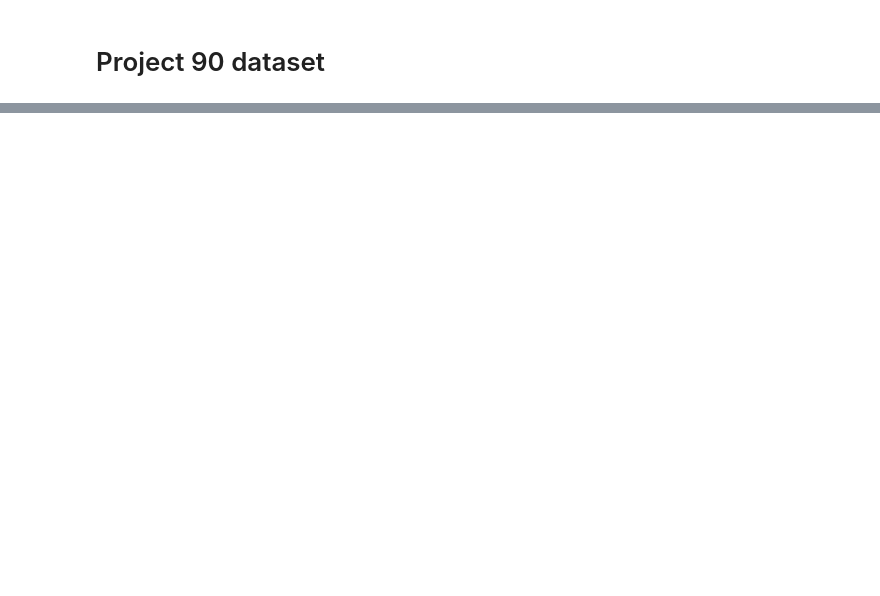
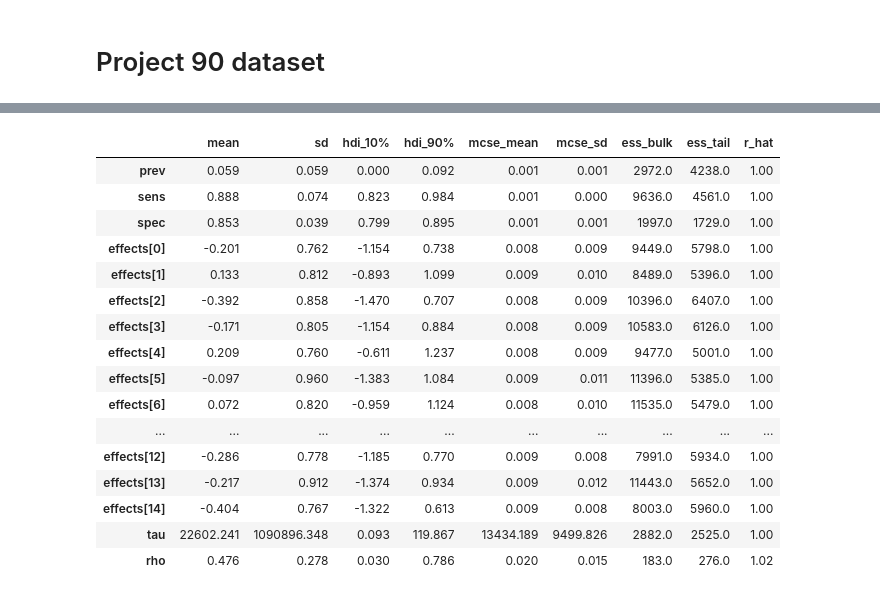
Before and after one commit to lucasmoschen/rds-bayesian-analysis-tcc, a Jupyter notebook: notebooks_book/project_90.ipynb, the cells around one changed output, grey strips where cells are left out. Saved outputs shown, nothing was run; the diff lists cells and outputs as text; code cells hidden in the pictures; blank space fills up the shorter version.

```diff
--- a/notebooks_book/project_90.ipynb
+++ b/notebooks_book/project_90.ipynb
@@ -34,0 +179,39 @@ plt.show()
+# %%
+rds_crawford = simulating_rds_crawford(subgraph, n_samples=500, n_seeds=10, rate=1/5, probs=[1/3, 1/6, 1/6, 1/3], seed=421412)
+rds_crawford['rds'].remove_nodes_from(list(nx.isolates(rds_crawford['rds'])))
+rds_data = df.loc[list(rds_crawford['rds'].nodes)]
+# %%
+A = nx.adjacency_matrix(rds_crawford['rds'].to_undirected()).toarray()
+data = {
+    "n_samples"    : rds_data.shape[0],
+    "n_predictors" : rds_data.shape[1]-1,
+    "Y"            : rds_data['test'],
+    "X"            : rds_data.drop(columns='test').values,
+    "adj_matrix"   : A,
+    "adj_pairs"    : int(A.sum()//2)
+}
+
+data.update({
+    "Sigma"        : np.eye(15),
+    "mu"           : np.zeros(15),
+    "alpha_p"      : 1,
+    "beta_p"       : 1,
+    "alpha_s"      : 18,
+    "beta_s"       : 2,
+    "alpha_e"      : 18,
+    "beta_e"       : 2,
+
+    "tau_prior"    : 1,
+    "alpha_tau"    : 0.5,
+    "beta_tau"     : 0.5,
+    "lambda_tau"   : np.log(10),
+    "M_sigma"      : 10000,
+    "alpha_rho"    : 1,
+    "beta_rho"     : 1
+})
+# %%
+%%time
+fit_imperfect_rds = rds_model.sampling(data=data, warmup=2000,
+                                       iter=4000, pars=('prev', 'sens', 'spec', 'effects', 'tau', 'rho'),
+                                       control={'max_treedepth': 11})
+summary = az.summary(fit_imperfect_rds)
@@ -34,0 +223,20 @@ plt.show()
+# %%
+az.summary(fit_imperfect_rds, hdi_prob=.8)
+# %% [output]
+|  | mean | sd | hdi_10% | hdi_90% | mcse_mean | mcse_sd | ess_bulk | ess_tail | r_hat |
+| prev | 0.059 | 0.059 | 0.000 | 0.092 | 0.001 | 0.001 | 2972.0 | 4238.0 | 1.00 |
+| sens | 0.888 | 0.074 | 0.823 | 0.984 | 0.001 | 0.000 | 9636.0 | 4561.0 | 1.00 |
+| spec | 0.853 | 0.039 | 0.799 | 0.895 | 0.001 | 0.001 | 1997.0 | 1729.0 | 1.00 |
+| effects[0] | -0.201 | 0.762 | -1.154 | 0.738 | 0.008 | 0.009 | 9449.0 | 5798.0 | 1.00 |
+| effects[1] | 0.133 | 0.812 | -0.893 | 1.099 | 0.009 | 0.010 | 8489.0 | 5396.0 | 1.00 |
+| effects[2] | -0.392 | 0.858 | -1.470 | 0.707 | 0.008 | 0.009 | 10396.0 | 6407.0 | 1.00 |
+| effects[3] | -0.171 | 0.805 | -1.154 | 0.884 | 0.008 | 0.009 | 10583.0 | 6126.0 | 1.00 |
+| effects[4] | 0.209 | 0.760 | -0.611 | 1.237 | 0.008 | 0.009 | 9477.0 | 5001.0 | 1.00 |
+| effects[5] | -0.097 | 0.960 | -1.383 | 1.084 | 0.009 | 0.011 | 11396.0 | 5385.0 | 1.00 |
+| effects[6] | 0.072 | 0.820 | -0.959 | 1.124 | 0.008 | 0.010 | 11535.0 | 5479.0 | 1.00 |
+| ... | ... | ... | ... | ... | ... | ... | ... | ... | ... |
+| effects[12] | -0.286 | 0.778 | -1.185 | 0.770 | 0.009 | 0.008 | 7991.0 | 5934.0 | 1.00 |
+| effects[13] | -0.217 | 0.912 | -1.374 | 0.934 | 0.009 | 0.012 | 11443.0 | 5652.0 | 1.00 |
+| effects[14] | -0.404 | 0.767 | -1.322 | 0.613 | 0.009 | 0.008 | 8003.0 | 5960.0 | 1.00 |
+| tau | 22602.241 | 1090896.348 | 0.093 | 119.867 | 13434.189 | 9499.826 | 2882.0 | 2525.0 | 1.00 |
+| rho | 0.476 | 0.278 | 0.030 | 0.786 | 0.020 | 0.015 | 183.0 | 276.0 | 1.02 |
```
Also changed, not shown: parts of 18 cells of this notebook, 9 other files.
